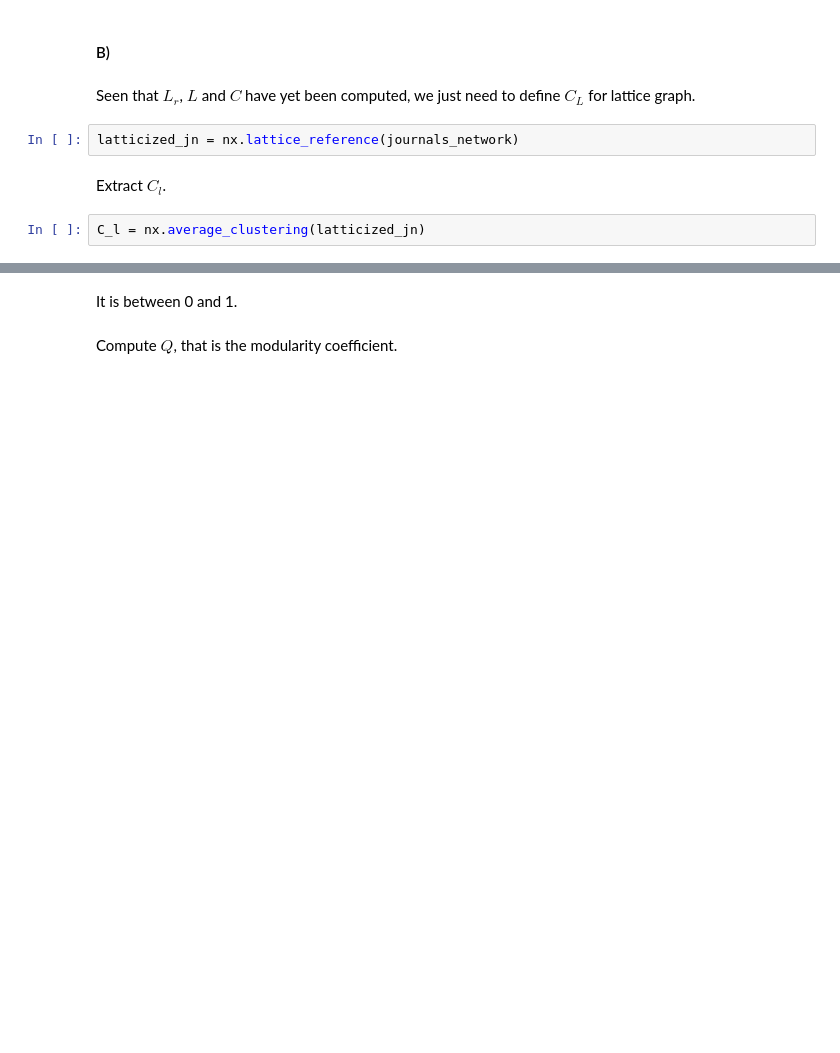
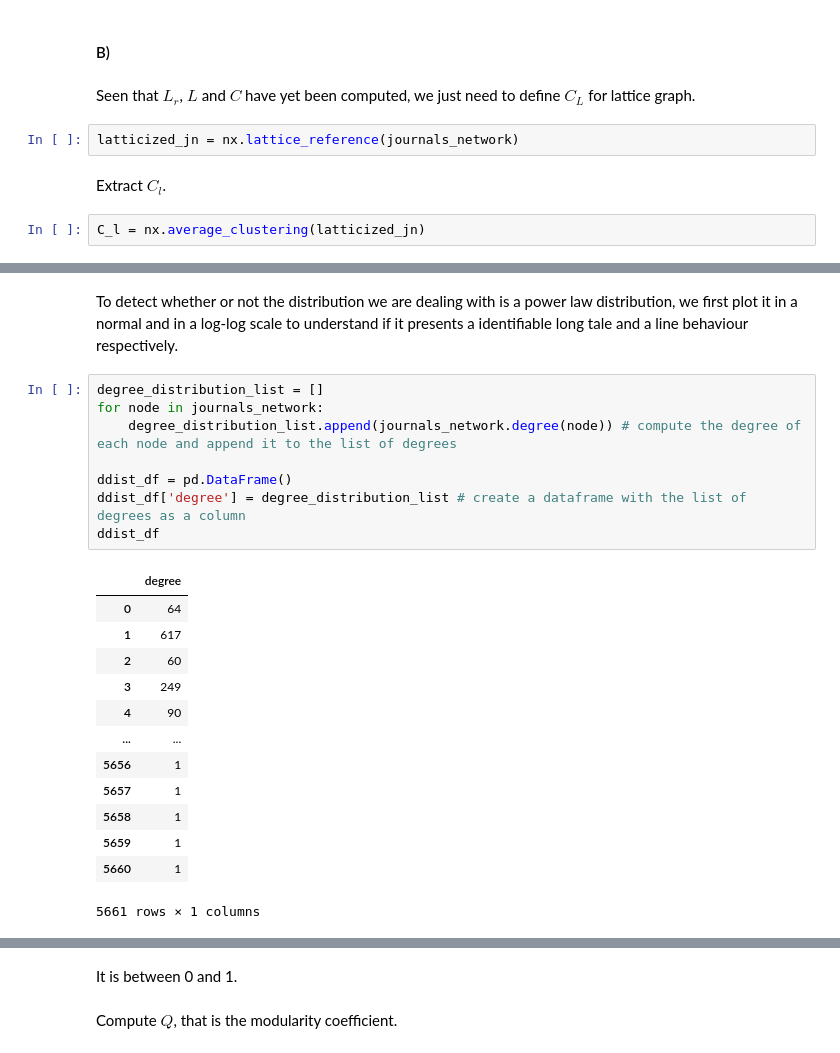
Before and after one commit to tommasobattisti/COVID-19-Citations-Network-Analysis, a Jupyter notebook: Notebooks/networks_structure.ipynb, the cells around one changed output, grey strips where cells are left out. Saved outputs shown, nothing was run; the diff lists cells and outputs as text; blank space fills up the shorter version.

```diff
--- a/Notebooks/networks_structure.ipynb
+++ b/Notebooks/networks_structure.ipynb
@@ -315,0 +273,24 @@ Plot the
+# %% [markdown]
+To detect whether or not the distribution we are dealing with is a power law distribution, we first plot it in a normal and in a log-log scale to understand if it presents a identifiable long tale and a line behaviour respectively.
+# %%
+degree_distribution_list = []
+for node in journals_network:
+    degree_distribution_list.append(journals_network.degree(node)) # compute the degree of each node and append it to the list of degrees
+
+ddist_df = pd.DataFrame()
+ddist_df['degree'] = degree_distribution_list # create a dataframe with the list of degrees as a column
+ddist_df
+# %% [output]
+|  | degree |
+| 0 | 64 |
+| 1 | 617 |
+| 2 | 60 |
+| 3 | 249 |
+| 4 | 90 |
+| ... | ... |
+| 5656 | 1 |
+| 5657 | 1 |
+| 5658 | 1 |
+| 5659 | 1 |
+| 5660 | 1 |
+5661 rows × 1 columns
```
Also changed, not shown: parts of 15 cells of this notebook.
